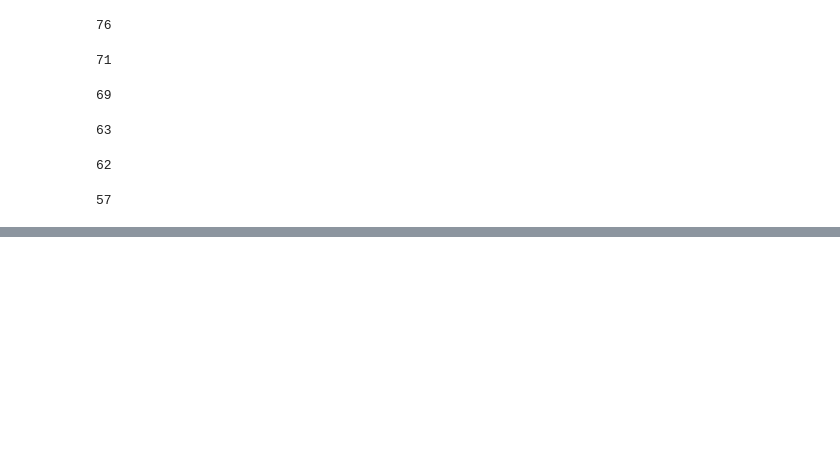
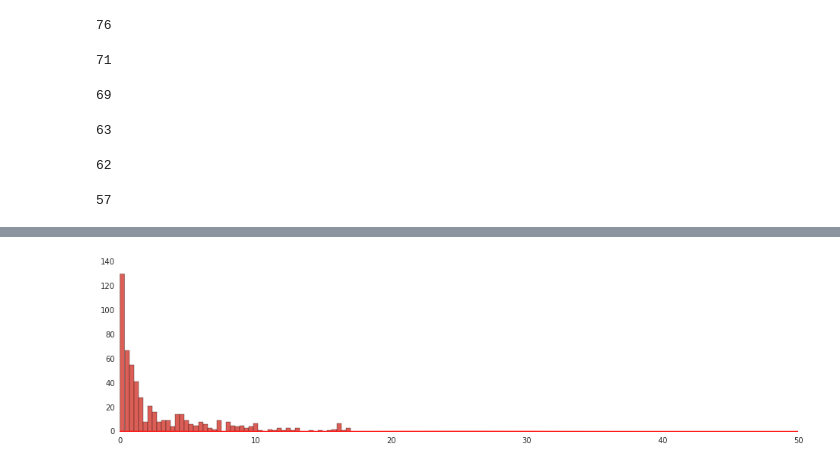
Before and after one commit to encorealerts/ipython-experiments, a Jupyter notebook: adornes/python_analysis_score_alerts.ipynb, the cells around one changed output, grey strips where cells are left out. Cells and saved outputs as stored; diff of their text form; code cells hidden in the pictures; blank space fills up the shorter version.

```diff
--- a/adornes/python_analysis_score_alerts.ipynb
+++ b/adornes/python_analysis_score_alerts.ipynb
@@ -504,0 +557,83 @@ def plot_trend_histogram(url_param, timeframe=[], all_activities = False):
+# %%
+def test(data, timeframe=[]):
+    entries, bin_edges, patches = plt.hist(generate_numeric_time_list(data, timeframe=timeframe), bins=50, normed=False)
+
+    linspace = np.linspace(0, 50, 50)
+
+    print entries
+
+    res = sm.Poisson(entries, linspace).fit()
+
+    print res.summary();
+
+    def poisson(k, lamb):
+        return ((lamb**k/factorial(k)) * np.exp(-lamb))
+#         return 170 * ((lamb**k/factorial(k)) * np.exp(-lamb))
+
+    poisson_dist = poisson(linspace, *[26])
+    print poisson_dist
+
+    plt.plot(linspace, poisson_dist, 'r-', lw=2)
+    plt.show()
+
+def test2(data, timeframe=[]):
+    fig, ax = plt.subplots(1, 1)
+
+    # Calculate a few first moments:
+    mu = 0.4
+    mean, var, skew, kurt = poisson.stats(mu, moments='mvsk')
+
+    print mean, var, skew, kurt
+
+    # Display the probability mass function (pmf):
+    # x = np.arange(poisson.ppf(0.01, mu), poisson.ppf(0.99, mu))
+    x = generate_numeric_time_list(data, timeframe=timeframe)
+
+    ax.plot(x, poisson.pmf(x, mu), 'bo', ms=8, label='poisson pmf')
+    ax.vlines(x, 0, poisson.pmf(x, mu), colors='b', lw=5, alpha=0.5)
+
+    # Alternatively, freeze the distribution and display the frozen pmf:
+
+    # rv = poisson(mu)
+    # ax.vlines(x, 0, rv.pmf(x), colors='k', linestyles='-', lw=1,
+    #           label='frozen pmf')
+    # ax.legend(loc='best', frameon=False)
+    plt.show()
+
+def test3(data, timeframe=[]):
+    from scipy.stats import norm,rayleigh
+
+    x = generate_numeric_time_list(data, timeframe=timeframe)
+
+#     samp = rayleigh.rvs(loc=5,scale=2,size=150) # samples generation
+
+    samp = x
+
+    param = rayleigh.fit(samp) # distribution fitting
+
+    # x = linspace(5,13,100)
+    # fitted distribution
+    pdf_fitted = rayleigh.pdf(x,loc=param[0],scale=param[1])
+    # original distribution
+    pdf = rayleigh.pdf(x,loc=5,scale=2)
+
+    plt.plot(x,pdf_fitted,'r-',x,pdf,'b-')
+    plt.hist(samp,normed=1,alpha=.3)
+    plt.show()
+
+
+test(activities_urls[activities_urls["expanded_url"]=="http://twitter.com/footy_jokes/status/601331607371390976/photo/1"][activities_urls["verb"]=="share"]
+    ,timeframe=[6.5, 25])
+
+test2(activities_urls[activities_urls["expanded_url"]=="http://twitter.com/footy_jokes/status/601331607371390976/photo/1"][activities_urls["verb"]=="share"]
+    ,timeframe=[6.5, 25])
+
+# test(activities_urls[activities_urls["expanded_url"]=="http://deadspin.com/lets-take-a-look-at-andrew-mccutchens-pay-stub-1706188663"][activities_urls["verb"]=="share"]
+#     ,timeframe=[1.5, 25])
+
+# test2(activities_urls[activities_urls["expanded_url"]=="http://deadspin.com/lets-take-a-look-at-andrew-mccutchens-pay-stub-1706188663"][activities_urls["verb"]=="share"]
+#     ,timeframe=[1.5, 25])
+
+test3(activities_urls[activities_urls["expanded_url"]=="http://twitter.com/footy_jokes/status/601331607371390976/photo/1"][activities_urls["verb"]=="share"]
+    ,timeframe=[6.5, 25])
+# %% [output]
@@ -504,0 +657 @@ def plot_trend_histogram(url_param, timeframe=[], all_activities = False):
+[figure, added]
```
Also changed, not shown: parts of 19 cells of this notebook.
